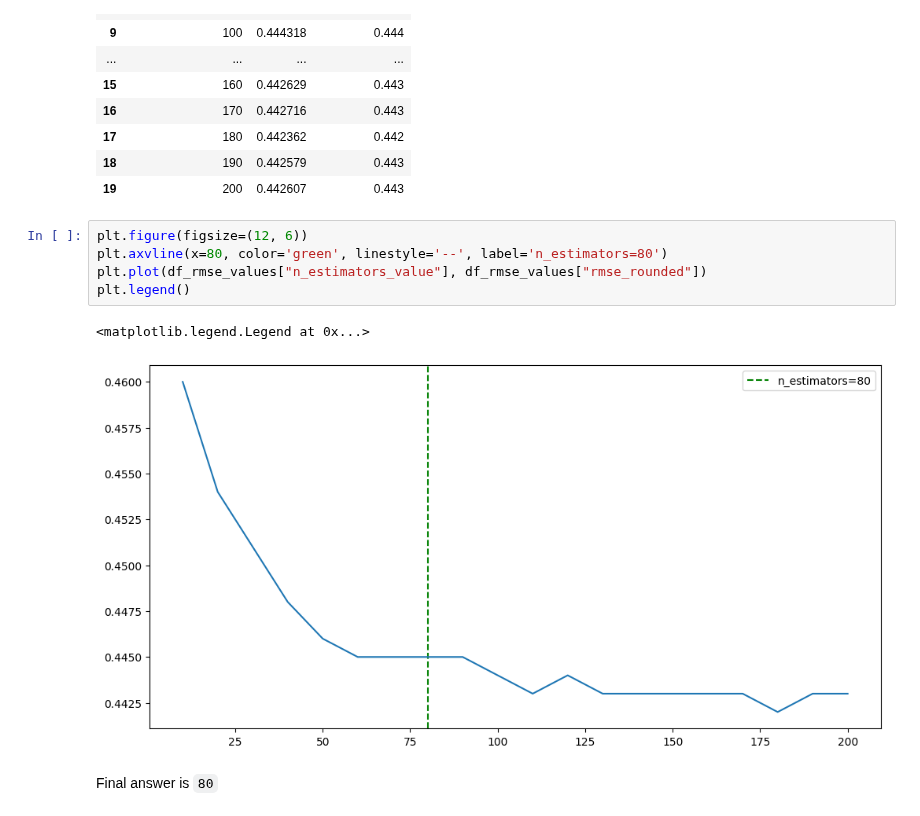
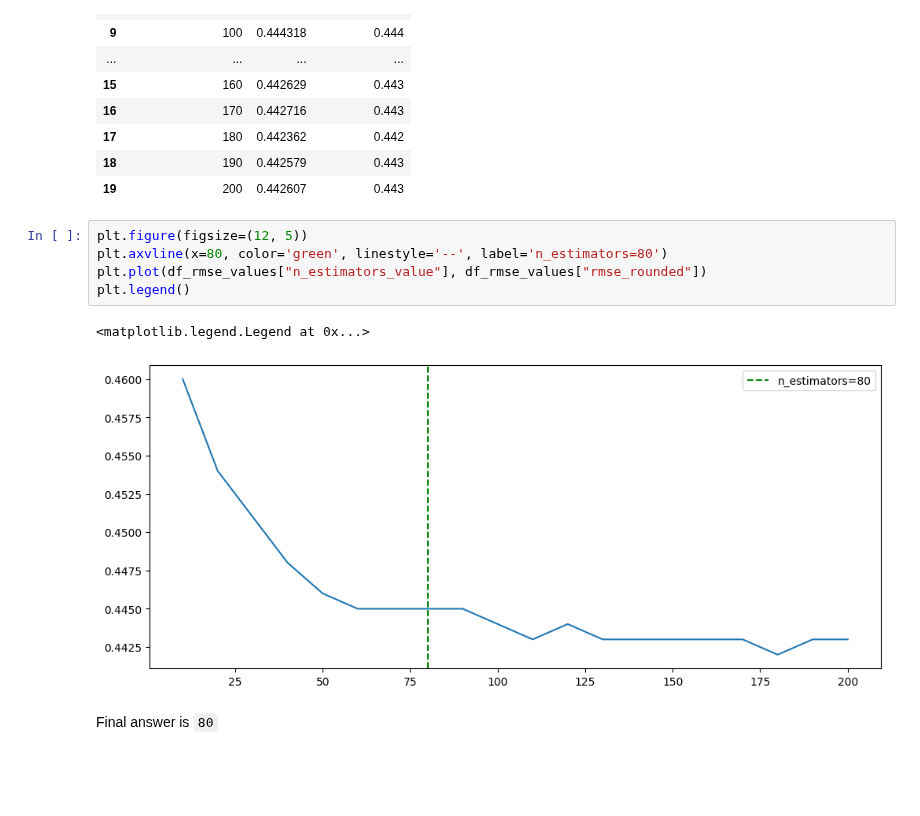
Before and after one commit to ArkadiyShuvaev/machine-learning-zoomcamp, a Jupyter notebook: src/06-trees/06-trees.ipynb, the cells around one changed output. Saved outputs shown, nothing was run; the diff lists cells and outputs as text; blank space fills up the shorter version.

```diff
--- a/src/06-trees/06-trees.ipynb
+++ b/src/06-trees/06-trees.ipynb
@@ -374,13 +374,13 @@ df_rmse_values
 | 18 | 190 | 0.442579 | 0.443 |
 | 19 | 200 | 0.442607 | 0.443 |
 # %%
-plt.figure(figsize=(12, 6))
+plt.figure(figsize=(12, 5))
 plt.axvline(x=80, color='green', linestyle='--', label='n_estimators=80')
 plt.plot(df_rmse_values["n_estimators_value"], df_rmse_values["rmse_rounded"])
 plt.legend()
 # %% [output]
 <matplotlib.legend.Legend at 0x...>
-[figure, old version]
+[figure, new version]
 # %% [markdown]
 Final answer is `80`
 # %% [markdown]
```
Also changed, not shown: parts of 9 cells of this notebook.
